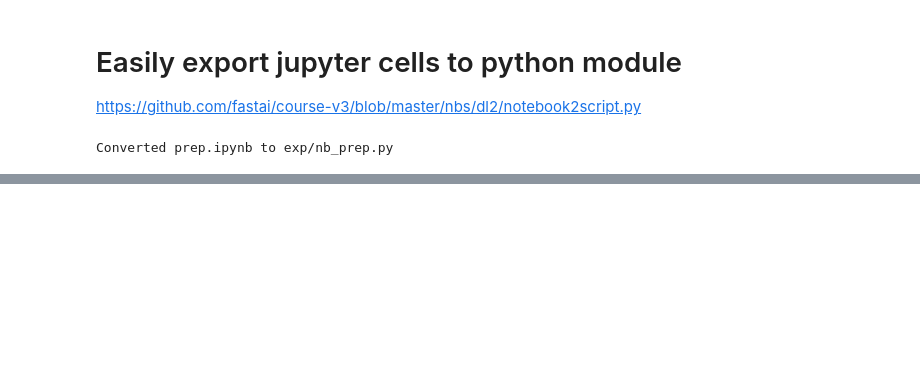
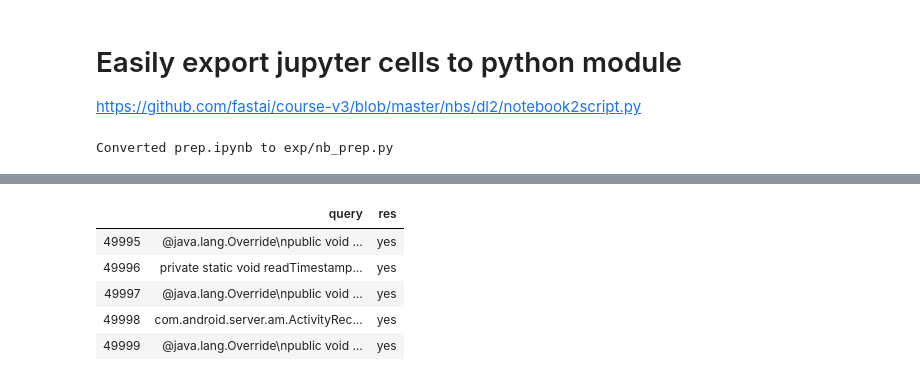
Before and after one commit to ncoop57/sme_qa, a Jupyter notebook: main/src/prep/prep.ipynb, the cells around one changed output, grey strips where cells are left out. Saved outputs shown, nothing was run; the diff lists cells and outputs as text; code cells hidden in the pictures; blank space fills up the shorter version.

```diff
--- a/main/src/prep/prep.ipynb
+++ b/main/src/prep/prep.ipynb
@@ -250,0 +290,9 @@ len(merged_dfs[0])
+# %%
+df.tail()
+# %% [output]
+|  | query | res |
+| 49995 | @java.lang.Override\npublic void ... | yes |
+| 49996 | private static void readTimestamp... | yes |
+| 49997 | @java.lang.Override\npublic void ... | yes |
+| 49998 | com.android.server.am.ActivityRec... | yes |
+| 49999 | @java.lang.Override\npublic void ... | yes |
```
Also changed, not shown: parts of 16 cells of this notebook, 4 other files.
